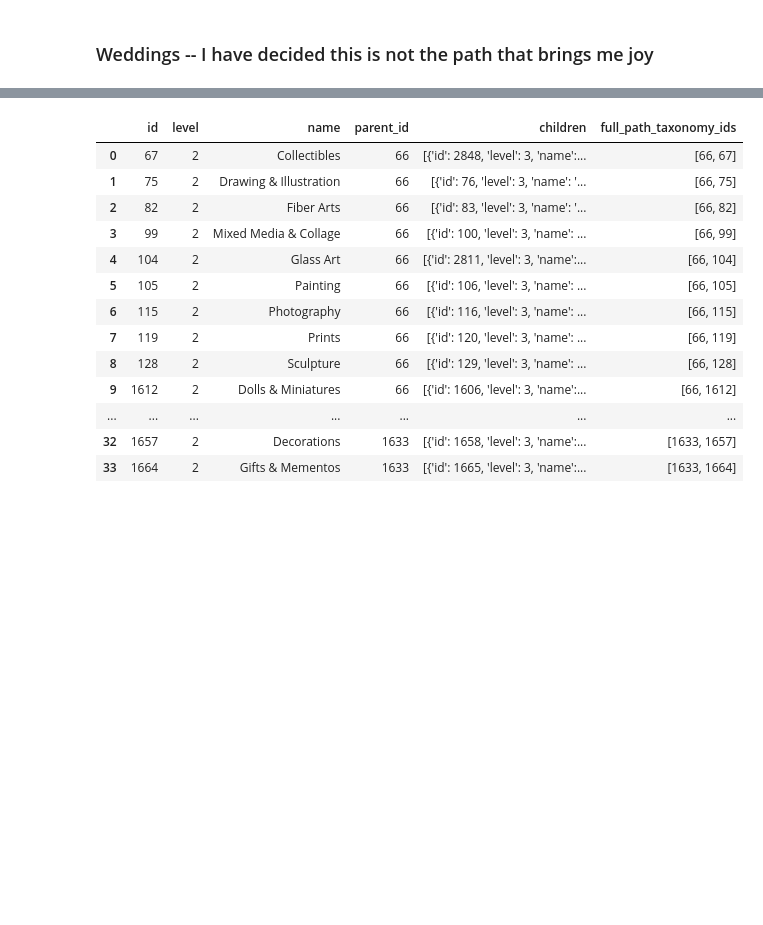
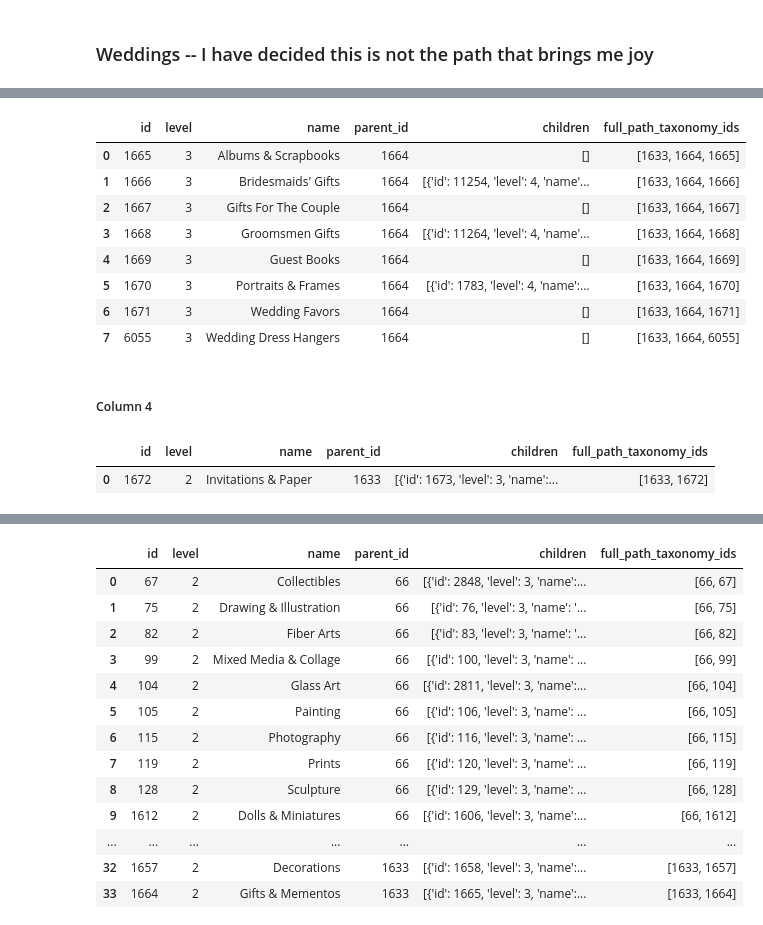
Before and after one commit to Megan1034/ETSY-CAPSTONE, a Jupyter notebook: ETSY Notebook/Seller_taxonomy.ipynb, the cells around one changed output, grey strips where cells are left out. Saved outputs shown, nothing was run; the diff lists cells and outputs as text; code cells hidden in the pictures; blank space fills up the shorter version.

```diff
--- a/ETSY Notebook/Seller_taxonomy.ipynb
+++ b/ETSY Notebook/Seller_taxonomy.ipynb
@@ -322,0 +415,32 @@ deeper_paper_flat2
+# %%
+deeper_wed_GnM = wedding_Gifts_Mementos['children']
+
+flat_list=list()
+for sub_list in deeper_wed_GnM:
+    flat_list += sub_list
+deeper_GnM = flat_list
+
+wed_GnM = pd.json_normalize(deeper_GnM)
+wed_GnM
+
+#THIS LEVEL SEEMS TO BE A DUD
+# %% [output]
+|  | id | level | name | parent_id | children | full_path_taxonomy_ids |
+| 0 | 1665 | 3 | Albums & Scrapbooks | 1664 | [] | [1633, 1664, 1665] |
+| 1 | 1666 | 3 | Bridesmaids' Gifts | 1664 | [{'id': 11254, 'level': 4, 'name'... | [1633, 1664, 1666] |
+| 2 | 1667 | 3 | Gifts For The Couple | 1664 | [] | [1633, 1664, 1667] |
+| 3 | 1668 | 3 | Groomsmen Gifts | 1664 | [{'id': 11264, 'level': 4, 'name'... | [1633, 1664, 1668] |
+| 4 | 1669 | 3 | Guest Books | 1664 | [] | [1633, 1664, 1669] |
+| 5 | 1670 | 3 | Portraits & Frames | 1664 | [{'id': 1783, 'level': 4, 'name':... | [1633, 1664, 1670] |
+| 6 | 1671 | 3 | Wedding Favors | 1664 | [] | [1633, 1664, 1671] |
+| 7 | 6055 | 3 | Wedding Dress Hangers | 1664 | [] | [1633, 1664, 6055] |
+# %% [markdown]
+##### Column 4
+# %%
+pd.set_option('display.max_columns', None)
+pd.set_option('display.max_rows', None)
+wedding_invite_paper = pd.json_normalize(norm_spec_wed[4])
+wedding_invite_paper
+# %% [output]
+|  | id | level | name | parent_id | children | full_path_taxonomy_ids |
+| 0 | 1672 | 2 | Invitations & Paper | 1633 | [{'id': 1673, 'level': 3, 'name':... | [1633, 1672] |
```
Also changed, not shown: parts of 13 cells of this notebook.
